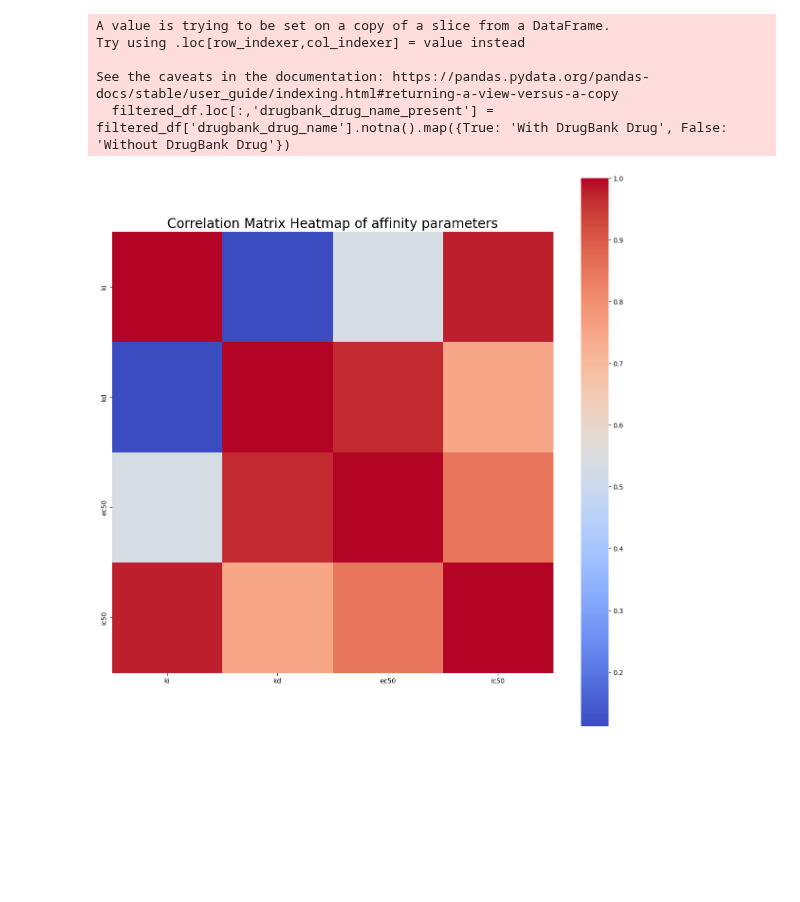
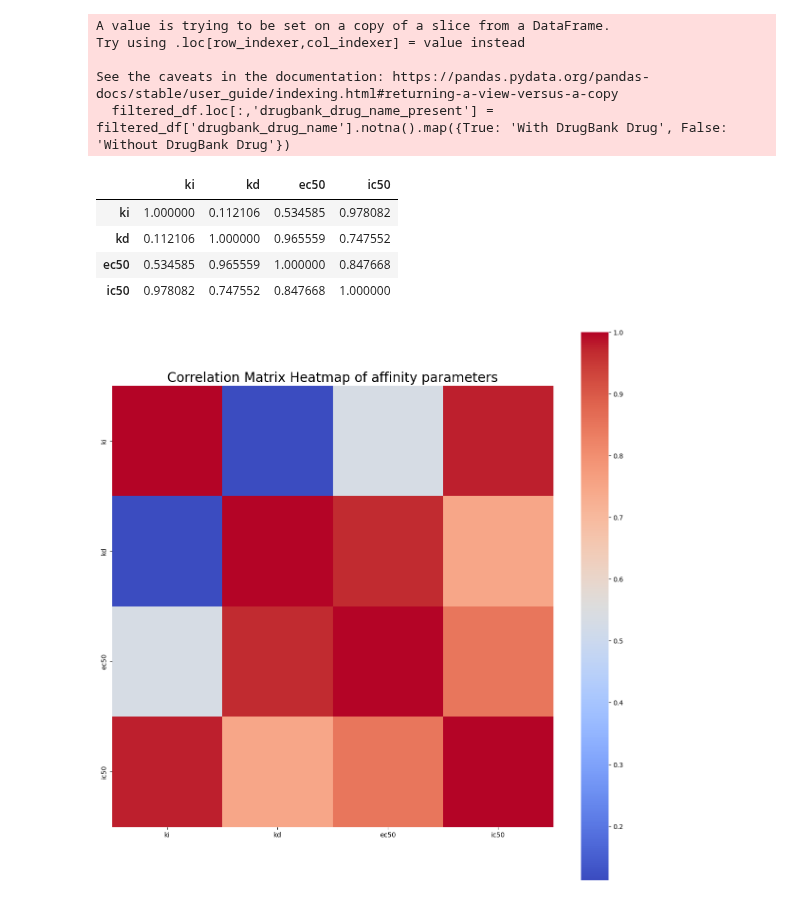
Before and after one commit to epfl-ada/ada-2024-project-hyperbabbage, a Jupyter notebook: results.ipynb, the cells around one changed output. Cells and saved outputs as stored; diff of their text form; code cells hidden in the pictures; blank space fills up the shorter version.

```diff
--- a/results.ipynb
+++ b/results.ipynb
@@ -56,6 +56,14 @@ Try using .loc[row_indexer,col_indexer] = value instead
 
 See the caveats in the documentation: https://pandas.pydata.org/pandas-docs/stable/user_guide/indexing.html#returning-a-view-versus-a-copy
   filtered_df.loc[:,'drugbank_drug_name_present'] = filtered_df['drugbank_drug_name'].notna().map({True: 'With DrugBank Drug', False: 'Without DrugBank Drug'})
+# %%
+highly_researched.get_colleration_mtx_values()
+# %% [output]
+|  | ki | kd | ec50 | ic50 |
+| ki | 1.000000 | 0.112106 | 0.534585 | 0.978082 |
+| kd | 0.112106 | 1.000000 | 0.965559 | 0.747552 |
+| ec50 | 0.534585 | 0.965559 | 1.000000 | 0.847668 |
+| ic50 | 0.978082 | 0.747552 | 0.847668 | 1.000000 |
 # %%
 highly_researched.plot_binding_affinity_corr_mtx()
 # %% [output]
```
Also changed, not shown: parts of 2 cells of this notebook, 3 other files.
